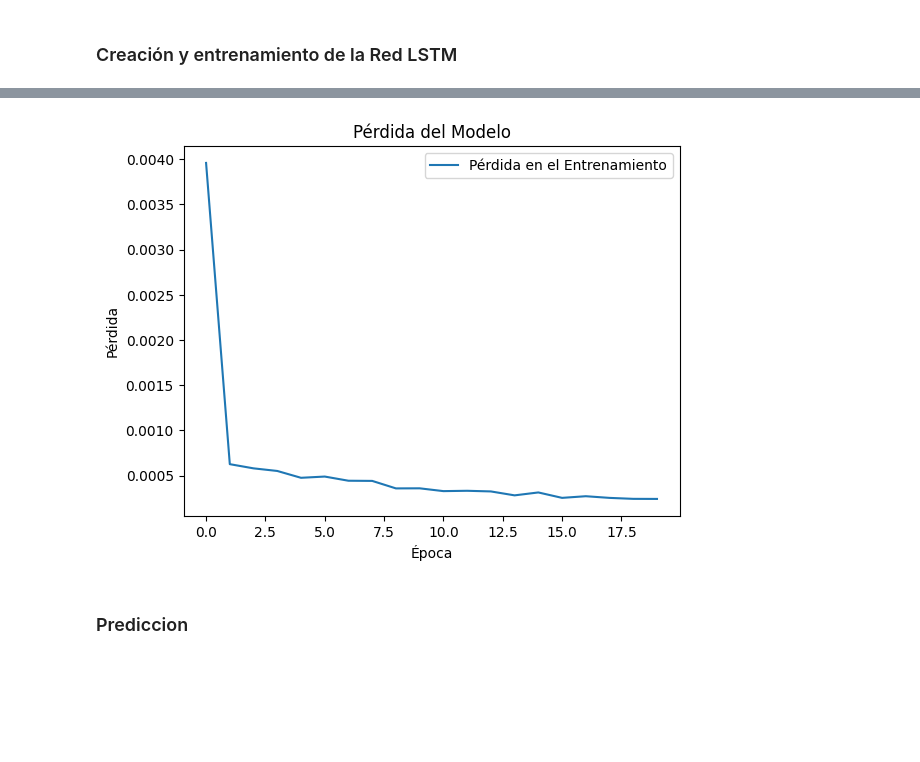
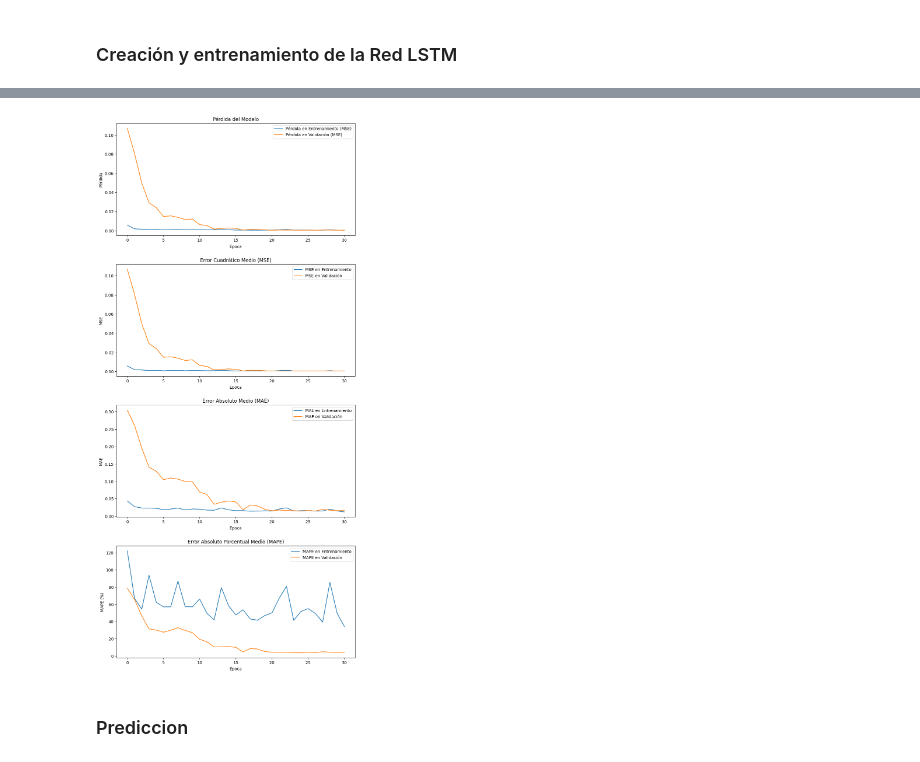
Before and after one commit to 3lC0ri4E/TrabajoTerminalB128, a Jupyter notebook: CryptoPredictModel/TechnicalAnalysisRNN.ipynb, the cells around one changed output, grey strips where cells are left out. Cells and saved outputs as stored; diff of their text form; code cells hidden in the pictures; blank space fills up the shorter version.

```diff
--- a/CryptoPredictModel/TechnicalAnalysisRNN.ipynb
+++ b/CryptoPredictModel/TechnicalAnalysisRNN.ipynb
@@ -25,8 +27,13 @@ def categorize(change):
 #### Dataset
 # %%
 bp = pd.read_csv("./BitcoinHistoricalData.csv",index_col='Date',parse_dates=['Date']).iloc[::-1]
+# %%
+columns = ["Price","Open","High","Low","Vol.","Change %"]
+
+for col in columns:
+    bp[col] = pd.to_numeric(bp[col].replace({',': '', 'K': 'e3', 'M': 'e6', 'B': 'e9','%':''}, regex=True), errors='coerce')
 # %%
-bp['Category'] = [categorize(i) for i in bp.Change]
+bp['Category'] = [categorize(i) for i in bp['Change %']]
 # %% [markdown]
 Se verifica que los tipos de datos sean los correctos
 # %%
@@ -185,13 +250,45 @@ Model: "sequential_2"
 # %%
-plt.plot(hist.history['loss'])
-# plt.plot(hist.history['val_loss'])
-plt.title("Pérdida del Modelo")
-plt.ylabel("Pérdida")
-plt.xlabel("Época")
-plt.legend(["Pérdida en el Entrenamiento","Validation loss"])
+import matplotlib.pyplot as plt
+
+# Crear una figura con 4 subplots
+fig, axes = plt.subplots(4, 1, figsize=(10, 20))
+fig.tight_layout(pad=5.0)
+
+# Gráfico de la pérdida
+axes[0].plot(hist.history['loss'], label="Pérdida en Entrenamiento (MSE)")
+axes[0].plot(hist.history['val_loss'], label="Pérdida en Validación (MSE)")
+axes[0].set_title("Pérdida del Modelo")
+axes[0].set_ylabel("Pérdida")
+axes[0].set_xlabel("Época")
+axes[0].legend()
+
+# Gráfico del MSE
+axes[1].plot(hist.history['mean_squared_error'], label="MSE en Entrenamiento")
+axes[1].plot(hist.history['val_mean_squared_error'], label="MSE en Validación")
+axes[1].set_title("Error Cuadrático Medio (MSE)")
+axes[1].set_ylabel("MSE")
+axes[1].set_xlabel("Época")
+axes[1].legend()
+
+# Gráfico del MAE
+axes[2].plot(hist.history['mean_absolute_error'], label="MAE en Entrenamiento")
+axes[2].plot(hist.history['val_mean_absolute_error'], label="MAE en Validación")
+axes[2].set_title("Error Absoluto Medio (MAE)")
+axes[2].set_ylabel("MAE")
+axes[2].set_xlabel("Época")
+axes[2].legend()
+
+# Gráfico del MAPE
+axes[3].plot(hist.history['mean_absolute_percentage_error'], label="MAPE en Entrenamiento")
+axes[3].plot(hist.history['val_mean_absolute_percentage_error'], label="MAPE en Validación")
+axes[3].set_title("Error Absoluto Porcentual Medio (MAPE)")
+axes[3].set_ylabel("MAPE (%)")
+axes[3].set_xlabel("Época")
+axes[3].legend()
+
 plt.show()
 # %% [output]
-[figure, old version]
+[figure, new version]
 # %% [markdown]
 ### Prediccion
 # %%
```
Also changed, not shown: parts of 20 cells of this notebook, 2 other files.
